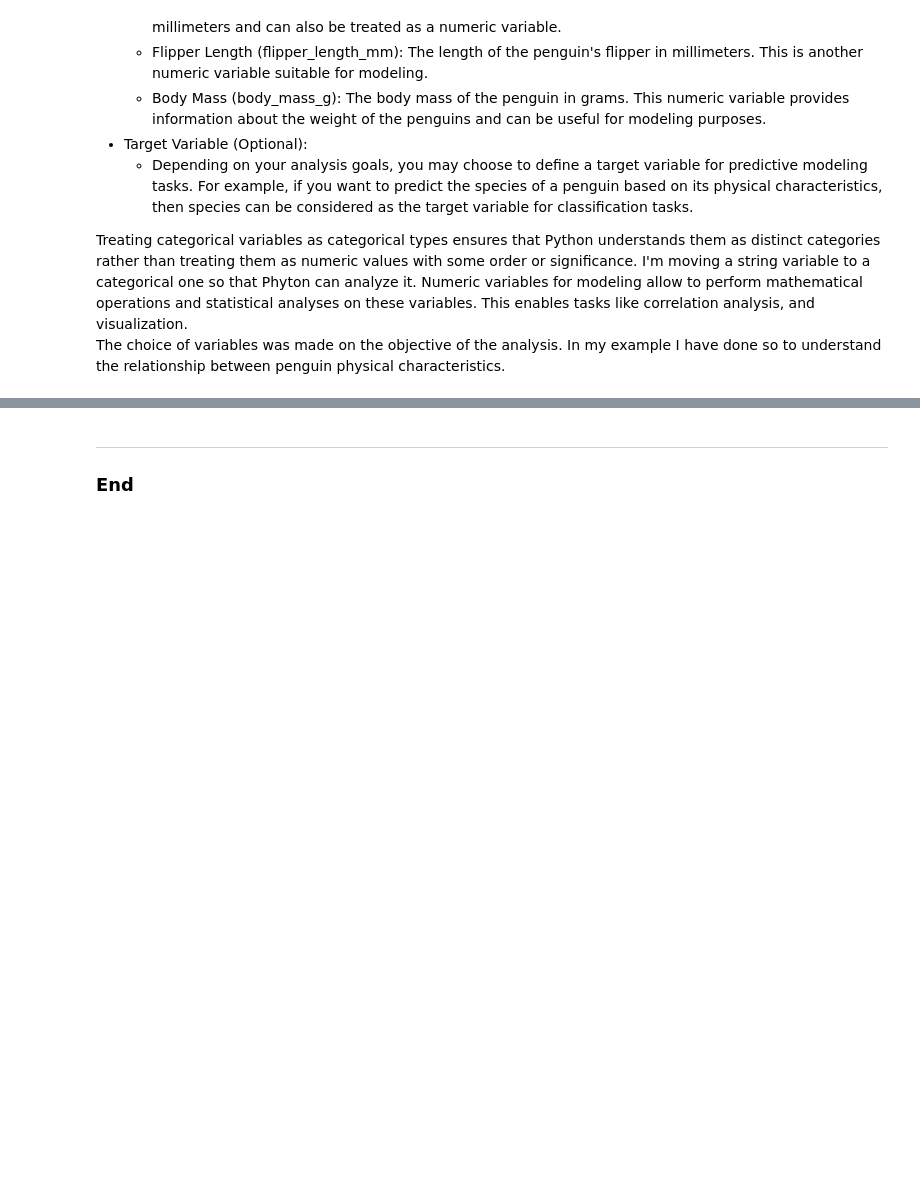
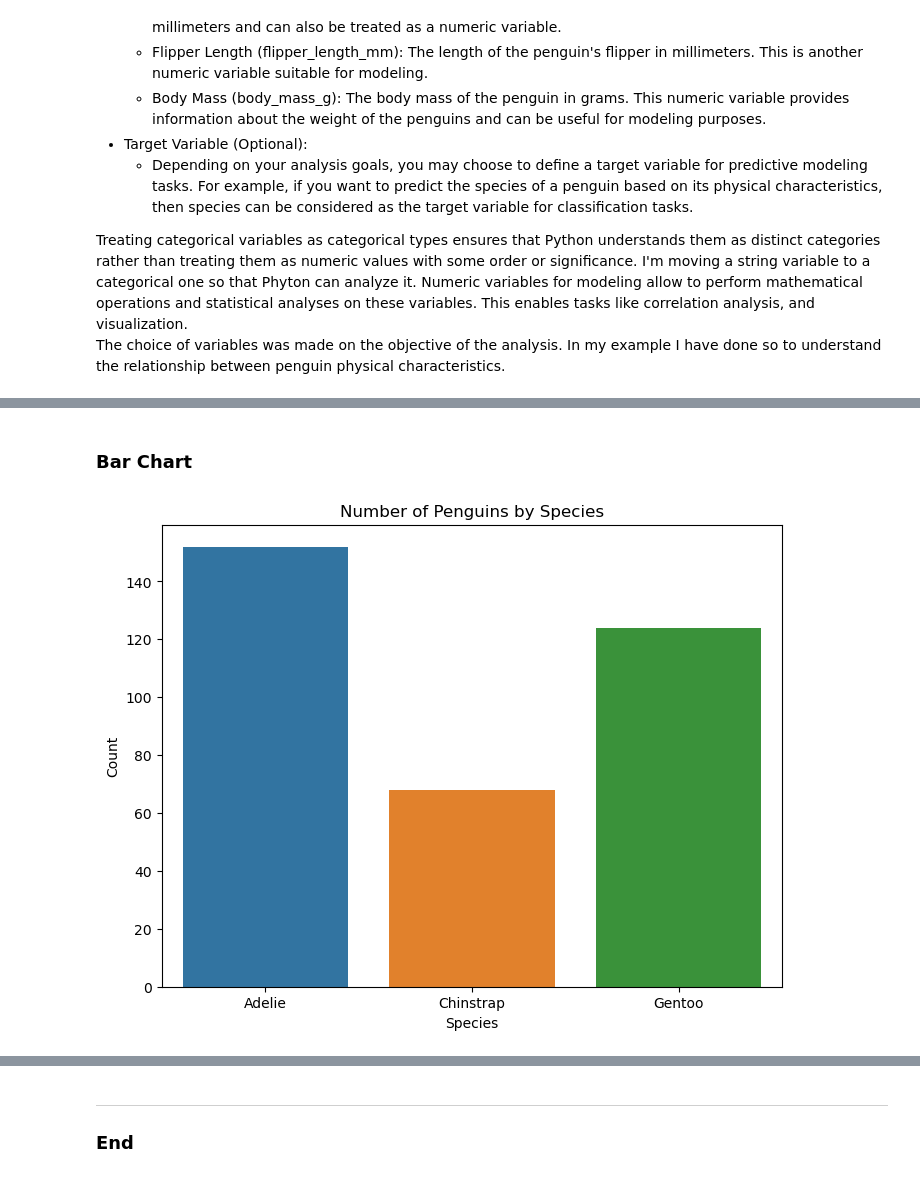
Before and after one commit to vinnycascone/Principles-of-Data-Analytics, a Jupyter notebook: penguins.ipynb, the cells around one changed output, grey strips where cells are left out. Drawn from its saved outputs; the diff is of its cells as text; code cells hidden in the pictures; blank space fills up the shorter version.

Commit message:
changed the variables based on previous data and created a bar chart analyzing the distribution of the species in the data set

```diff
--- a/penguins.ipynb
+++ b/penguins.ipynb
@@ -187,3 +187,9 @@ To model the variables in the Palmer Penguins dataset in Python, I have consider
 Treating categorical variables as categorical types ensures that Python understands them as distinct categories rather than treating them as numeric values with some order or significance.  I'm moving a string variable to a categorical one so that Phyton can analyze it.
 Numeric variables for modeling allow to perform mathematical operations and statistical analyses on these variables. This enables tasks like correlation analysis, and visualization.
 The choice of variables was made on the objective of the analysis. In my example I have done so to understand the relationship between penguin physical characteristics.
+# %%
+# changing the variables to the right format analyzed
+
+df['species'] = df['species'].astype('category')
+df['island'] = df['island'].astype('category')
+df['sex'] = df['sex'].astype('category')
@@ -189,0 +215,2 @@ The choice of variables was made on the objective of the analysis. In my example
+# %% [markdown]
+### Bar Chart
@@ -189,0 +221,9 @@ The choice of variables was made on the objective of the analysis. In my example
+# %%
+plt.figure(figsize=(8, 6))
+sns.countplot(x='species', data=df)
+plt.title('Number of Penguins by Species')
+plt.ylabel('Count')
+plt.xlabel('Species')
+plt.show()
+# %% [output]
+[figure, added]
```
Also changed, not shown: parts of 3 cells of this notebook.
